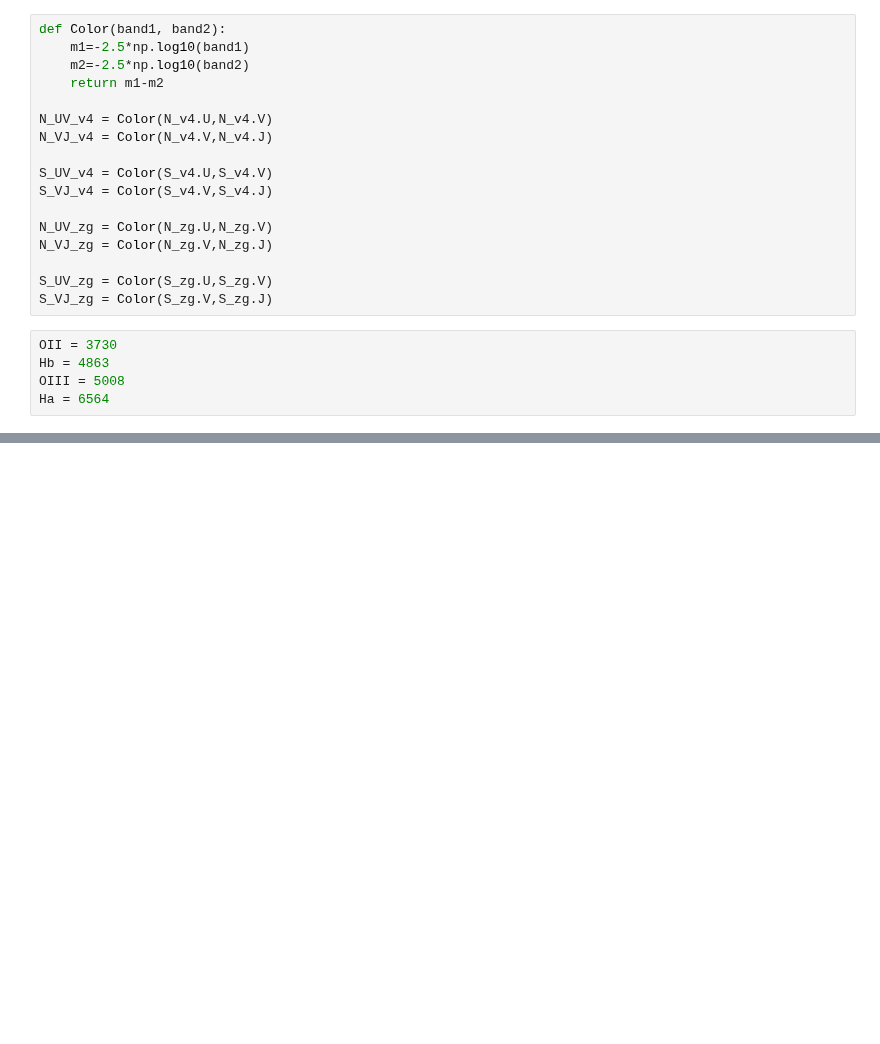
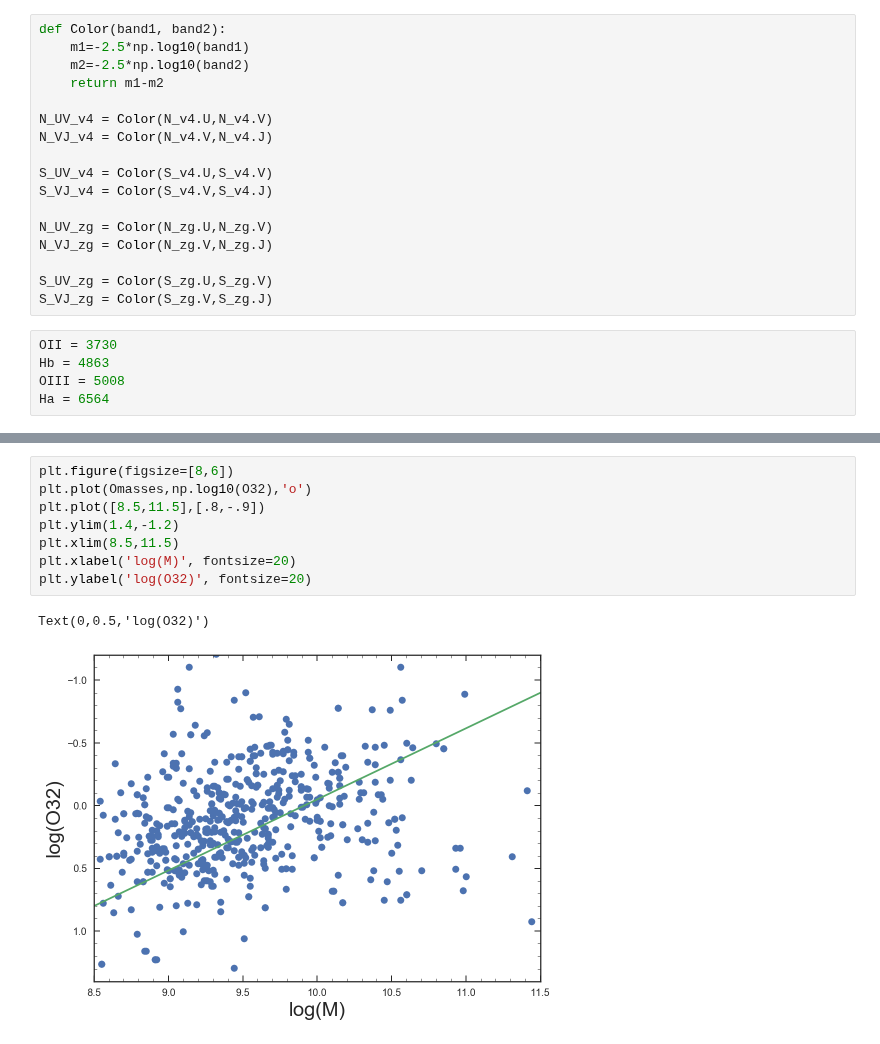
Before and after one commit to Vince-ec/Cluster_and_field, a Jupyter notebook: scripts/emissionlines.ipynb, the cells around one changed output, grey strips where cells are left out. Cells and saved outputs as stored; diff of their text form; blank space fills up the shorter version.

```diff
--- a/scripts/emissionlines.ipynb
+++ b/scripts/emissionlines.ipynb
@@ -179,0 +213,11 @@ for i in range(len(NIDS)):
+# %%
+plt.figure(figsize=[8,6])
+plt.plot(Omasses,np.log10(O32),'o')
+plt.plot([8.5,11.5],[.8,-.9])
+plt.ylim(1.4,-1.2)
+plt.xlim(8.5,11.5)
+plt.xlabel('log(M)', fontsize=20)
+plt.ylabel('log(O32)', fontsize=20)
+# %% [output]
+Text(0,0.5,'log(O32)')
+[figure, added]
```
Also changed, not shown: parts of 17 cells of this notebook.
